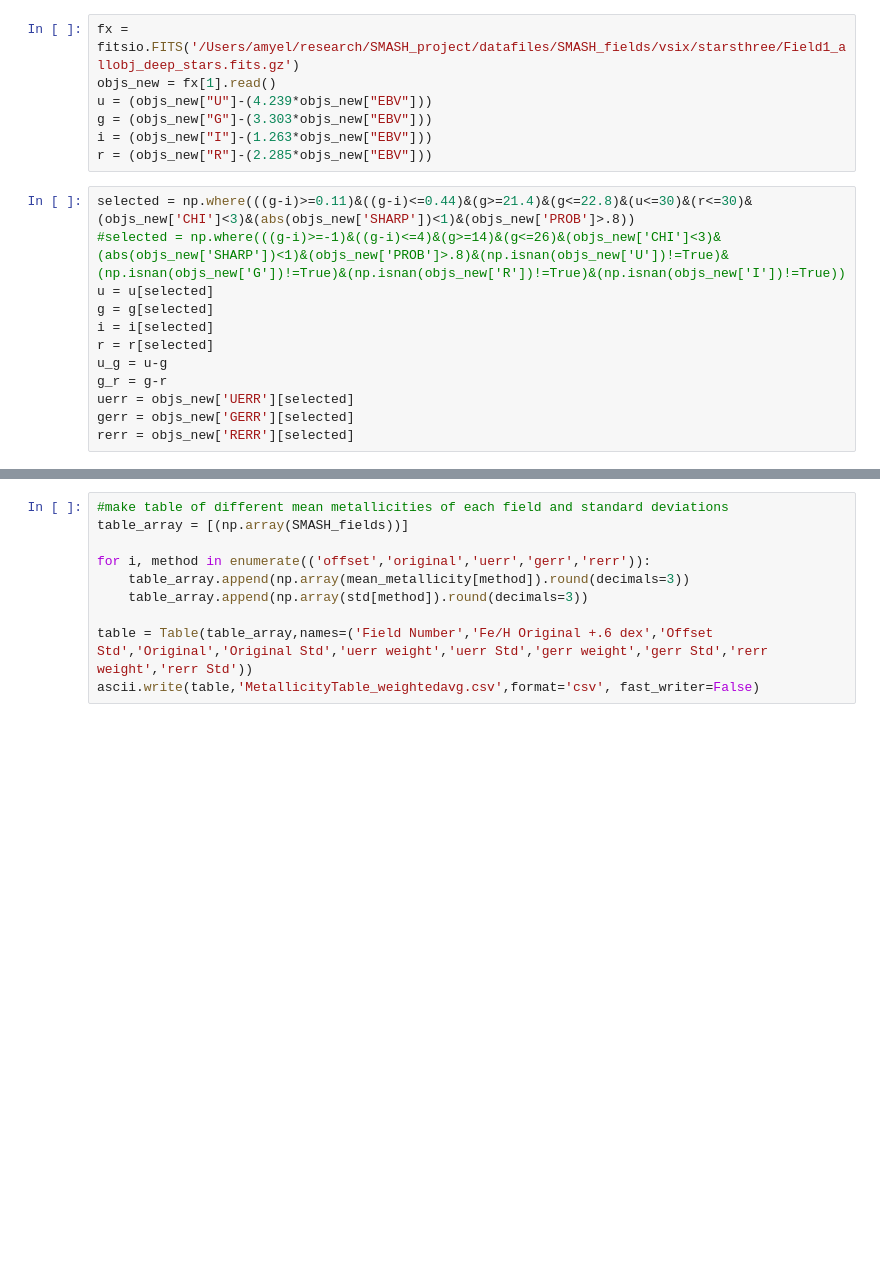
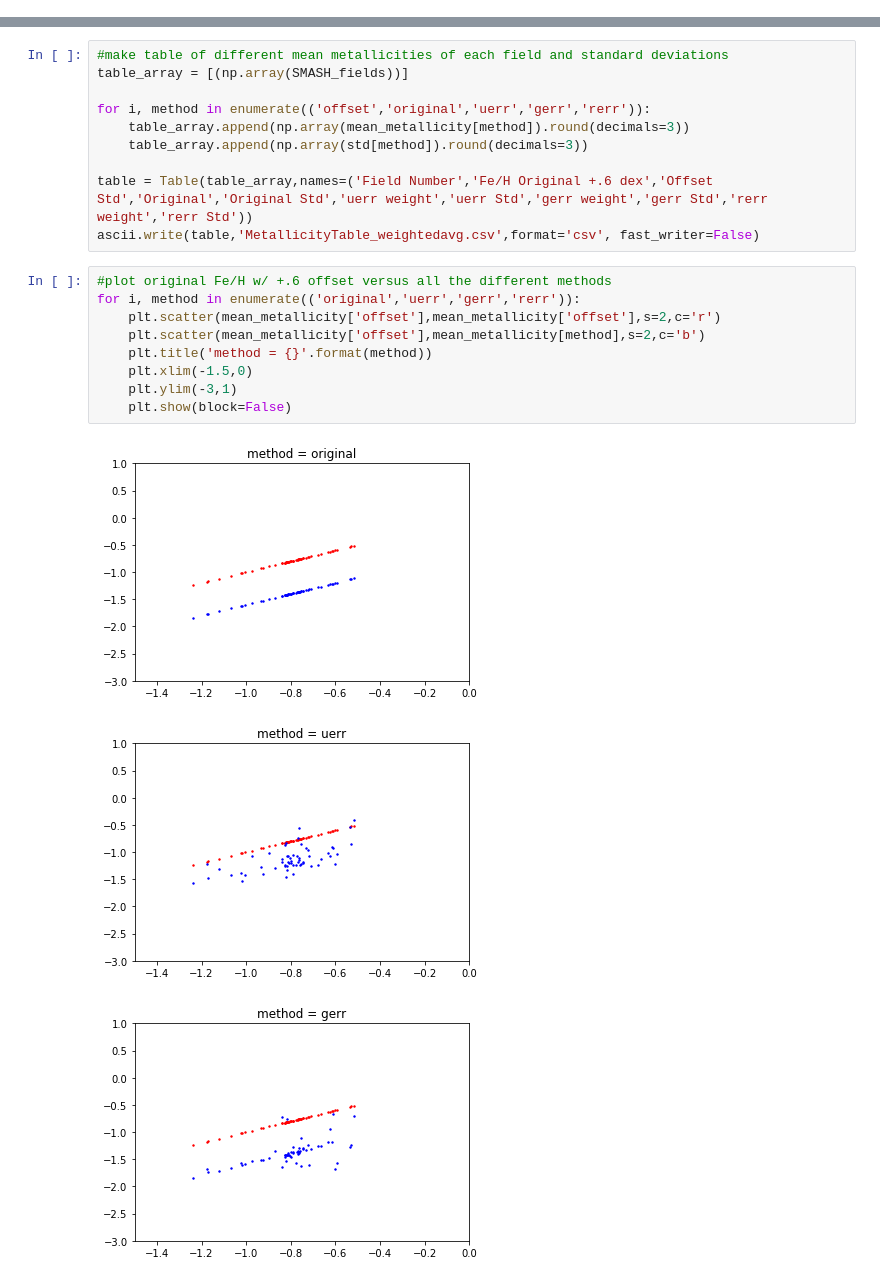
Before and after one commit to amyelizmiller/SMASH_metallicity, a Jupyter notebook: weighted_avg_test.ipynb, the cells around one changed output, grey strips where cells are left out. Saved outputs shown, nothing was run; the diff lists cells and outputs as text; blank space fills up the shorter version.

```diff
--- a/weighted_avg_test.ipynb
+++ b/weighted_avg_test.ipynb
@@ -29,25 +29,6 @@ g_r_cal = g_cal - r_cal
 ret,xedge,yedge,bin = stats.binned_statistic_2d((u_g_cal),(g_r_cal),feh_cal,'median',50)
 # %%
 SMASH_fields = [1, 2, 3, 4, 5, 7, 8, 9, 12, 13, 14, 15, 16, 18, 19, 20, 21, 22, 24, 26, 27, 28, 29, 30, 31, 32, 33, 34, 35, 37, 40, 42, 44, 46, 48, 49, 50, 51, 52, 53, 54, 55, 56, 57, 58, 59, 60, 61, 63, 64, 66, 68, 149, 150, 156, 176, 177, 178, 246]
-# %%
-fx = fitsio.FITS('/Users/amyel/research/SMASH_project/datafiles/SMASH_fields/vsix/starsthree/Field1_allobj_deep_stars.fits.gz')
-objs_new = fx[1].read()
-u = (objs_new["U"]-(4.239*objs_new["EBV"]))
-g = (objs_new["G"]-(3.303*objs_new["EBV"]))
-i = (objs_new["I"]-(1.263*objs_new["EBV"]))
-r = (objs_new["R"]-(2.285*objs_new["EBV"]))
-# %%
-selected = np.where(((g-i)>=0.11)&((g-i)<=0.44)&(g>=21.4)&(g<=22.8)&(u<=30)&(r<=30)&(objs_new['CHI']<3)&(abs(objs_new['SHARP'])<1)&(objs_new['PROB']>.8))
-#selected = np.where(((g-i)>=-1)&((g-i)<=4)&(g>=14)&(g<=26)&(objs_new['CHI']<3)&(abs(objs_new['SHARP'])<1)&(objs_new['PROB']>.8)&(np.isnan(objs_new['U'])!=True)&(np.isnan(objs_new['G'])!=True)&(np.isnan(objs_new['R'])!=True)&(np.isnan(objs_new['I'])!=True))
-u = u[selected]
-g = g[selected]
-i = i[selected]
-r = r[selected]
-u_g = u-g
-g_r = g-r
-uerr = objs_new['UERR'][selected]
-gerr = objs_new['GERR'][selected]
-rerr = objs_new['RERR'][selected]
 # %%
 #dictionaries to be used in metallicity function
 mean_metallicity = {}
@@ -197,3 +174,16 @@ for i, method in enumerate(('offset','original','uerr','gerr','rerr')):
 
 table = Table(table_array,names=('Field Number','Fe/H Original +.6 dex','Offset Std','Original','Original Std','uerr weight','uerr Std','gerr weight','gerr Std','rerr weight','rerr Std'))
 ascii.write(table,'MetallicityTable_weightedavg.csv',format='csv', fast_writer=False)
+# %%
+#plot original Fe/H w/ +.6 offset versus all the different methods
+for i, method in enumerate(('original','uerr','gerr','rerr')):
+    plt.scatter(mean_metallicity['offset'],mean_metallicity['offset'],s=2,c='r')
+    plt.scatter(mean_metallicity['offset'],mean_metallicity[method],s=2,c='b')
+    plt.title('method = {}'.format(method))
+    plt.xlim(-1.5,0)
+    plt.ylim(-3,1)
+    plt.show(block=False)
+# %% [output]
+[figure, added]
+[figure, added]
+[figure, added]
```
Also changed, not shown: parts of 2 cells of this notebook.
